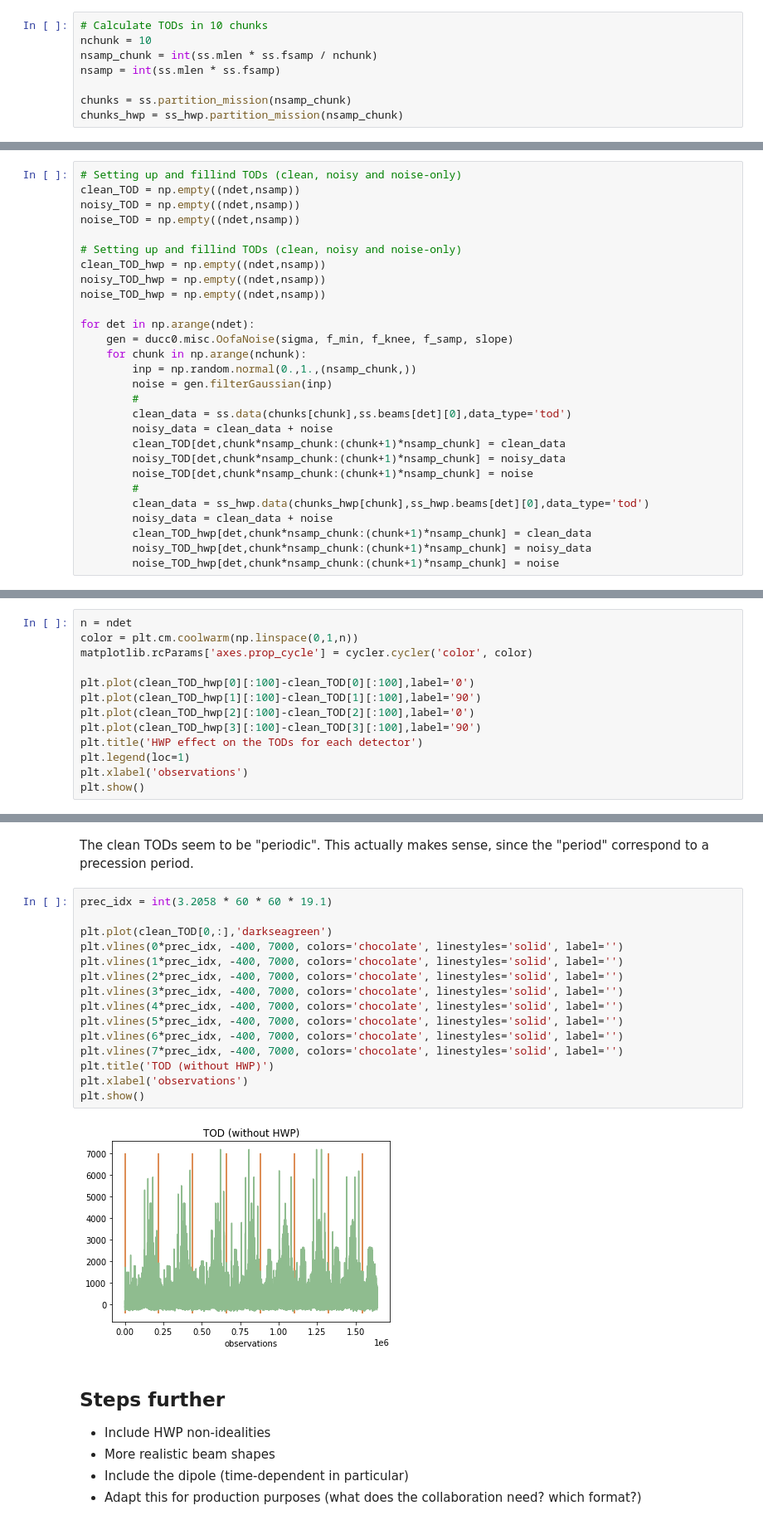
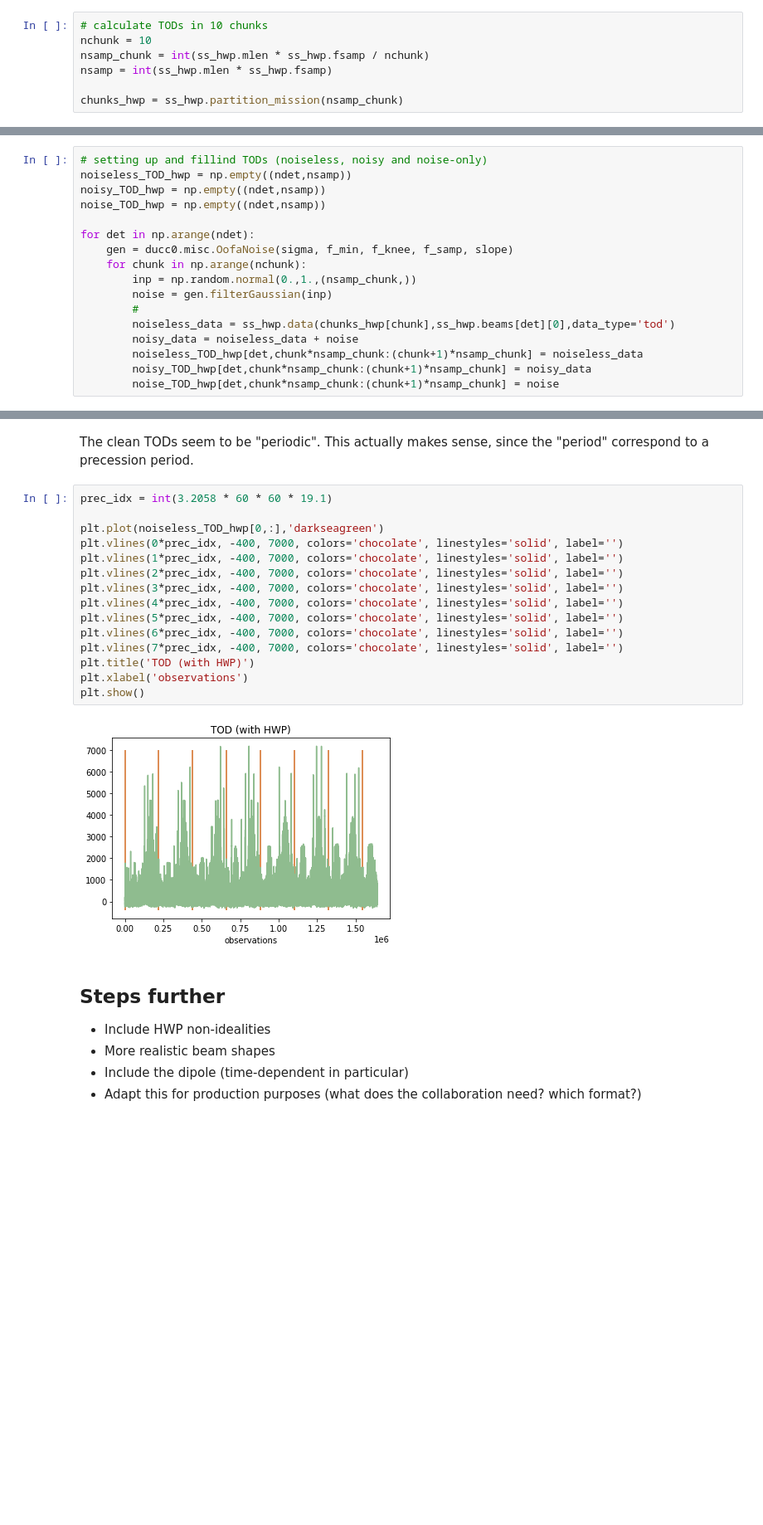
Before and after one commit to martamonelli/beamconv_tidy, a Jupyter notebook: beamconv/demo_PySM_IMO.ipynb, the cells around one changed output, grey strips where cells are left out. Shown at 83% size. Saved outputs shown, nothing was run; the diff lists cells and outputs as text; blank space fills up the shorter version.

Commit message:
cleaned notebooks a bit

```diff
--- a/beamconv/demo_PySM_IMO.ipynb
+++ b/beamconv/demo_PySM_IMO.ipynb
@@ -285,12 +219,11 @@ ss_hwp.input_focal_plane(azs, els, polangs, deads, combine=True, scatter=False,
 # %% [markdown]
 Last thing to set up is the partition of the mission in chunks.
 # %%
-# Calculate TODs in 10 chunks
+# calculate TODs in 10 chunks
 nchunk = 10
-nsamp_chunk = int(ss.mlen * ss.fsamp / nchunk)
-nsamp = int(ss.mlen * ss.fsamp)
+nsamp_chunk = int(ss_hwp.mlen * ss_hwp.fsamp / nchunk)
+nsamp = int(ss_hwp.mlen * ss_hwp.fsamp)
 
-chunks = ss.partition_mission(nsamp_chunk)
 chunks_hwp = ss_hwp.partition_mission(nsamp_chunk)
 # %% [markdown]
 ### Coverage maps
@@ -330,11 +255,6 @@ The clean TODs are produced by beamconv for each chunk, for both missions (with
 # %%
-# Setting up and fillind TODs (clean, noisy and noise-only)
-clean_TOD = np.empty((ndet,nsamp))
-noisy_TOD = np.empty((ndet,nsamp))
-noise_TOD = np.empty((ndet,nsamp))
-
-# Setting up and fillind TODs (clean, noisy and noise-only)
-clean_TOD_hwp = np.empty((ndet,nsamp))
+# setting up and fillind TODs (noiseless, noisy and noise-only)
+noiseless_TOD_hwp = np.empty((ndet,nsamp))
 noisy_TOD_hwp = np.empty((ndet,nsamp))
 noise_TOD_hwp = np.empty((ndet,nsamp))
 
@@ -344,15 +264,9 @@ for det in np.arange(ndet):
         inp = np.random.normal(0.,1.,(nsamp_chunk,))
         noise = gen.filterGaussian(inp)
         #
-        clean_data = ss.data(chunks[chunk],ss.beams[det][0],data_type='tod')
-        noisy_data = clean_data + noise
-        clean_TOD[det,chunk*nsamp_chunk:(chunk+1)*nsamp_chunk] = clean_data
-        noisy_TOD[det,chunk*nsamp_chunk:(chunk+1)*nsamp_chunk] = noisy_data
-        noise_TOD[det,chunk*nsamp_chunk:(chunk+1)*nsamp_chunk] = noise
-        #
-        clean_data = ss_hwp.data(chunks_hwp[chunk],ss_hwp.beams[det][0],data_type='tod')
-        noisy_data = clean_data + noise
-        clean_TOD_hwp[det,chunk*nsamp_chunk:(chunk+1)*nsamp_chunk] = clean_data
+        noiseless_data = ss_hwp.data(chunks_hwp[chunk],ss_hwp.beams[det][0],data_type='tod')
+        noisy_data = noiseless_data + noise
+        noiseless_TOD_hwp[det,chunk*nsamp_chunk:(chunk+1)*nsamp_chunk] = noiseless_data
         noisy_TOD_hwp[det,chunk*nsamp_chunk:(chunk+1)*nsamp_chunk] = noisy_data
         noise_TOD_hwp[det,chunk*nsamp_chunk:(chunk+1)*nsamp_chunk] = noise
 # %% [markdown]
@@ -402,13 +313,0 @@ Also, we can see how the presence of the ideal HWP affects the TODs.
-# %%
-n = ndet
-color = plt.cm.coolwarm(np.linspace(0,1,n))
-matplotlib.rcParams['axes.prop_cycle'] = cycler.cycler('color', color)
-
-plt.plot(clean_TOD_hwp[0][:100]-clean_TOD[0][:100],label='0')
-plt.plot(clean_TOD_hwp[1][:100]-clean_TOD[1][:100],label='90')
-plt.plot(clean_TOD_hwp[2][:100]-clean_TOD[2][:100],label='0')
-plt.plot(clean_TOD_hwp[3][:100]-clean_TOD[3][:100],label='90')
-plt.title('HWP effect on the TODs for each detector')
-plt.legend(loc=1)
-plt.xlabel('observations')
-plt.show()
@@ -463,20 +332,20 @@ The clean TODs seem to be "periodic". This actually makes sense, since the "peri
 # %%
 prec_idx = int(3.2058 * 60 * 60 * 19.1)
 
-plt.plot(clean_TOD[0,:],'darkseagreen')
+plt.plot(noiseless_TOD_hwp[0,:],'darkseagreen')
 plt.vlines(0*prec_idx, -400, 7000, colors='chocolate', linestyles='solid', label='')
 plt.vlines(1*prec_idx, -400, 7000, colors='chocolate', linestyles='solid', label='')
 plt.vlines(2*prec_idx, -400, 7000, colors='chocolate', linestyles='solid', label='')
 plt.vlines(3*prec_idx, -400, 7000, colors='chocolate', linestyles='solid', label='')
 plt.vlines(4*prec_idx, -400, 7000, colors='chocolate', linestyles='solid', label='')
 plt.vlines(5*prec_idx, -400, 7000, colors='chocolate', linestyles='solid', label='')
 plt.vlines(6*prec_idx, -400, 7000, colors='chocolate', linestyles='solid', label='')
 plt.vlines(7*prec_idx, -400, 7000, colors='chocolate', linestyles='solid', label='')
-plt.title('TOD (without HWP)')
+plt.title('TOD (with HWP)')
 plt.xlabel('observations')
 plt.show()
 # %% [output]
-[figure, old version]
+[figure, new version]
 # %% [markdown]
 ## Steps further
 - Include HWP non-idealities
```
Also changed, not shown: parts of 28 cells of this notebook, 1 other file.
